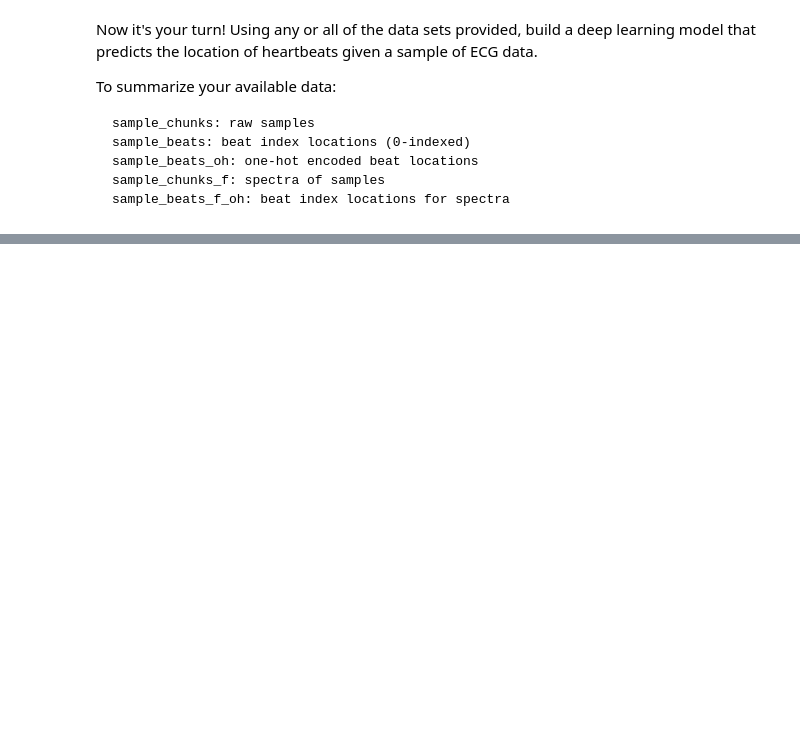
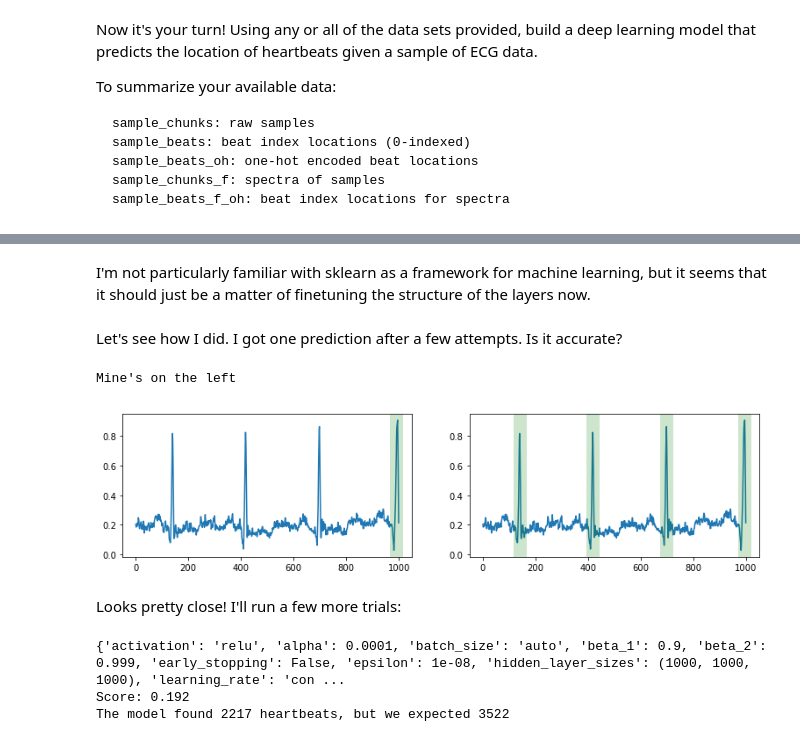
Before and after one commit to jamesbiederbeck/dl_exercise, a Jupyter notebook: deep_learning_exercise.ipynb, the cells around one changed output, grey strips where cells are left out. Saved outputs shown, nothing was run; the diff lists cells and outputs as text; code cells hidden in the pictures; blank space fills up the shorter version.

```diff
--- a/deep_learning_exercise.ipynb
+++ b/deep_learning_exercise.ipynb
@@ -120,0 +133,20 @@ To summarize your available data:
+# %%
+from sklearn.neural_network import MLPClassifier
+
+#checking that the dimensions are compatible, to see if
+#I can use the sample_beats as a training data set
+print(sample_chunks.shape)
+print(sample_beats_oh.shape)
+
+X = sample_chunks
+Y = sample_beats_oh
+#I've tweaked the hidden layer sizes a few times until I started getting results.
+#The first shape to predict a beat was (1000, 1000,300), and the output is below
+clf = MLPClassifier(hidden_layer_sizes=(1000,1000,300),learning_rate='adaptive',tol = 1e-3,)
+clf.fit(X,Y)
+print(clf.get_params())
+print("Score:", clf.score(X,Y))
+my_beats_oh = clf.predict(sample_chunks[0])
+beatsfound = my_beats_oh.sum()
+beatsexpected = sample_beats_oh[0].sum()
+print("The model found", beatsfound,"heartbeats, but we expected",beatsexpected)
@@ -120,0 +159,36 @@ To summarize your available data:
+# %% [markdown]
+I'm not particularly familiar with sklearn as a framework for machine learning, but it seems that it should just be a matter of finetuning the structure of the layers now.
+# %% [markdown]
+Let's see how I did. I got one prediction after a few attempts. Is it accurate?
+# %%
+print("Mine's on the left")
+fig, axs = plt.subplots(1, 2, figsize=(13, 3))
+axs[0].plot(sample_chunks[0])
+for xc in np.where(my_beats_oh[0] == 1)[0]:
+    axs[0].axvline(x = xc, linewidth=15, color='g', alpha=0.2)
+axs[1].plot(sample_chunks[0])
+for xc in np.where(sample_beats_oh[0] == 1)[0]:
+    axs[1].axvline(x = xc, linewidth=15, color='g', alpha=0.2)
+# %% [output]
+Mine's on the left
+[figure, added]
+# %% [markdown]
+Looks pretty close!
+I'll run a few more trials:
+# %%
+X = sample_chunks
+Y = sample_beats_oh
+#I've tweaked the hidden layer sizes a few times until I started getting results.
+#The first shape to successfully predict a beat was (1000, 1000,300)
+clf = MLPClassifier(hidden_layer_sizes=(1000,1000,1000))
+clf.fit(X,Y)
+print(clf.get_params())
+print("Score:", clf.score(X,Y))
+my_beats_oh = clf.predict(sample_chunks)
+beatsfound = my_beats_oh.sum()
+beatsexpected = sample_beats_oh.sum()
+print("The model found", beatsfound,"heartbeats, but we expected",beatsexpected)
+# %% [output]
+{'activation': 'relu', 'alpha': 0.0001, 'batch_size': 'auto', 'beta_1': 0.9, 'beta_2': 0.999, 'early_stopping': False, 'epsilon': 1e-08, 'hidden_layer_sizes': (1000, 1000, 1000), 'learning_rate': 'con ...
+Score: 0.192
+The model found 2217 heartbeats, but we expected 3522
```
Also changed, not shown: parts of 7 cells of this notebook.
